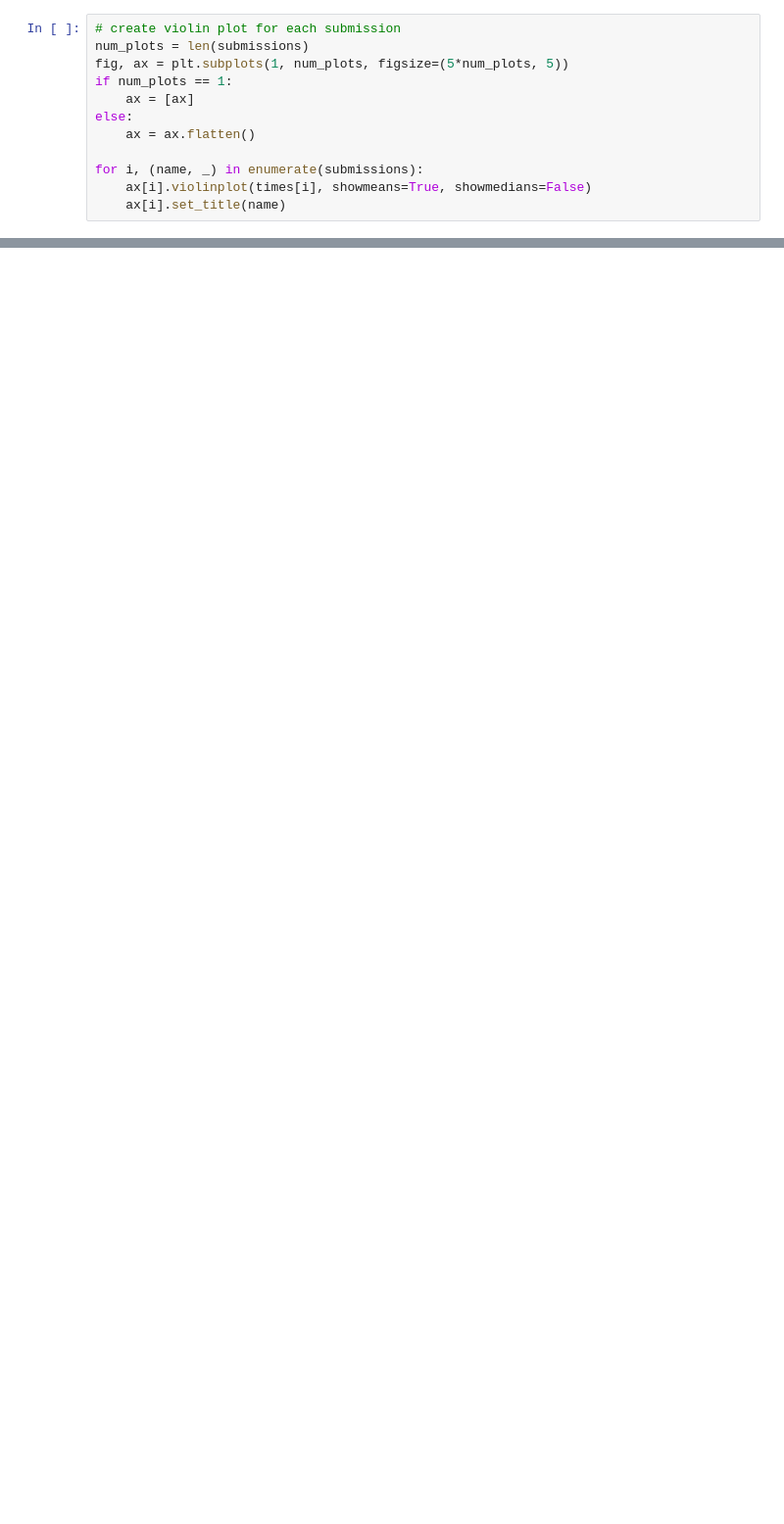
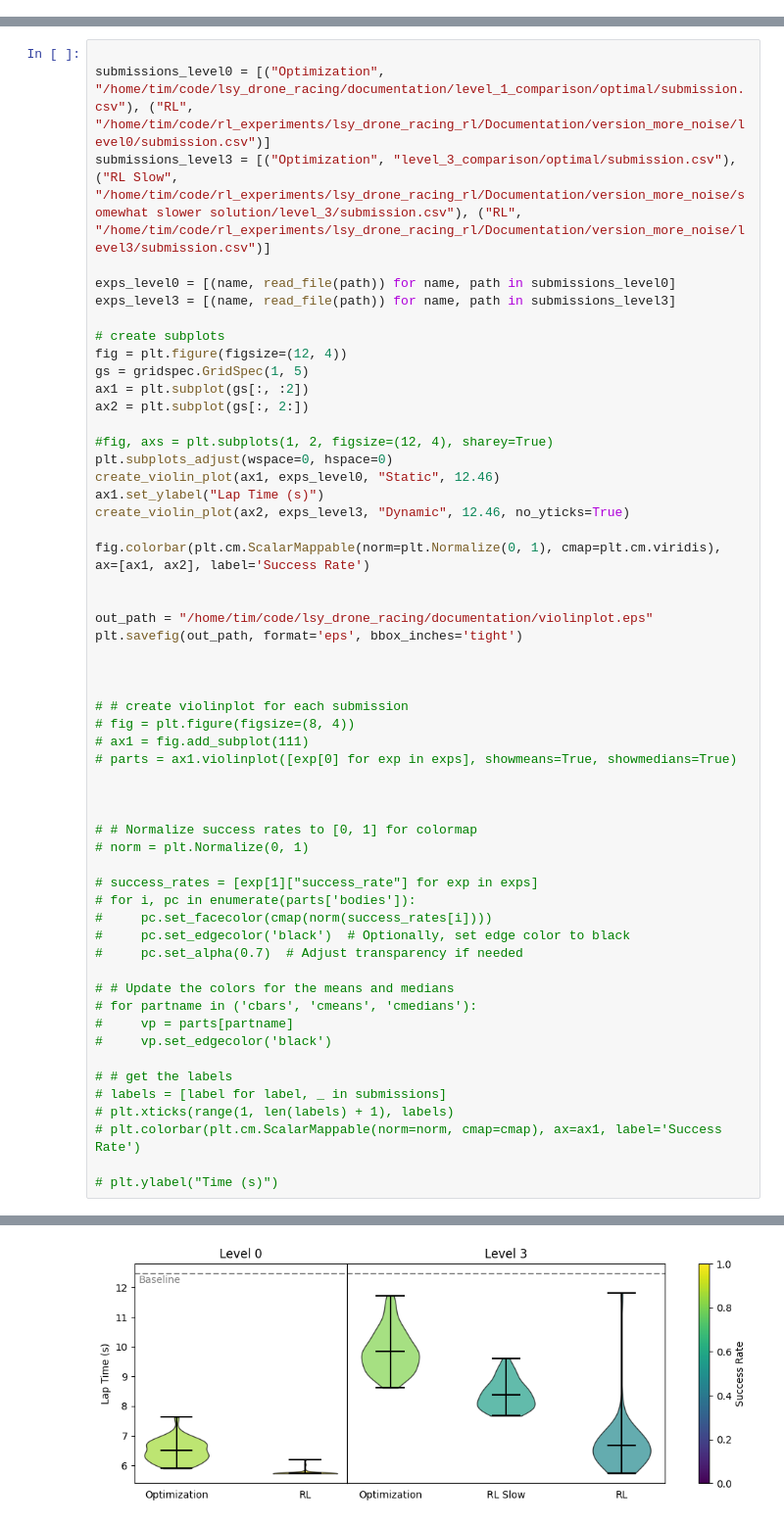
Before and after one commit to Autonomous-Drone-Racing-Lab/lsy_drone_racing, a Jupyter notebook: documentation/violins.ipynb, the cells around one changed output, grey strips where cells are left out. Shown at 98% size. Saved outputs shown, nothing was run; the diff lists cells and outputs as text; blank space fills up the shorter version.

```diff
--- a/documentation/violins.ipynb
+++ b/documentation/violins.ipynb
@@ -21,12 +27,0 @@ times = [times, times]
-# %%
-# create violin plot for each submission
-num_plots = len(submissions)
-fig, ax = plt.subplots(1, num_plots, figsize=(5*num_plots, 5))
-if num_plots == 1:
-    ax = [ax]
-else:
-    ax = ax.flatten()
-
-for i, (name, _) in enumerate(submissions):
-    ax[i].violinplot(times[i], showmeans=True, showmedians=False)
-    ax[i].set_title(name)
@@ -37,0 +63,56 @@ Text(0.5, 1.0, 'Seaborn')
+# %%
+
+submissions_level0 = [("Optimization", "/home/tim/code/lsy_drone_racing/documentation/level_1_comparison/optimal/submission.csv"), ("RL", "/home/tim/code/rl_experiments/lsy_drone_racing_rl/Documentation/version_more_noise/level0/submission.csv")]
+submissions_level3 = [("Optimization", "level_3_comparison/optimal/submission.csv"), ("RL Slow", "/home/tim/code/rl_experiments/lsy_drone_racing_rl/Documentation/version_more_noise/somewhat slower solution/level_3/submission.csv"), ("RL", "/home/tim/code/rl_experiments/lsy_drone_racing_rl/Documentation/version_more_noise/level3/submission.csv")]
+
+exps_level0 = [(name, read_file(path)) for name, path in submissions_level0]
+exps_level3 = [(name, read_file(path)) for name, path in submissions_level3]
+
+# create subplots
+fig = plt.figure(figsize=(12, 4))
+gs = gridspec.GridSpec(1, 5)
+ax1 = plt.subplot(gs[:, :2])
+ax2 = plt.subplot(gs[:, 2:])
+
+#fig, axs = plt.subplots(1, 2, figsize=(12, 4), sharey=True)
+plt.subplots_adjust(wspace=0, hspace=0)
+create_violin_plot(ax1, exps_level0, "Static", 12.46)
+ax1.set_ylabel("Lap Time (s)")
+create_violin_plot(ax2, exps_level3, "Dynamic", 12.46, no_yticks=True)
+
+fig.colorbar(plt.cm.ScalarMappable(norm=plt.Normalize(0, 1), cmap=plt.cm.viridis), ax=[ax1, ax2], label='Success Rate')
+
+
+out_path = "/home/tim/code/lsy_drone_racing/documentation/violinplot.eps"
+plt.savefig(out_path, format='eps', bbox_inches='tight')
+
+
+
+# # create violinplot for each submission
+# fig = plt.figure(figsize=(8, 4))
+# ax1 = fig.add_subplot(111)
+# parts = ax1.violinplot([exp[0] for exp in exps], showmeans=True, showmedians=True)
+
+
+
+# # Normalize success rates to [0, 1] for colormap
+# norm = plt.Normalize(0, 1)
+
+# success_rates = [exp[1]["success_rate"] for exp in exps]
+# for i, pc in enumerate(parts['bodies']):
+#     pc.set_facecolor(cmap(norm(success_rates[i])))
+#     pc.set_edgecolor('black')  # Optionally, set edge color to black
+#     pc.set_alpha(0.7)  # Adjust transparency if needed
+
+# # Update the colors for the means and medians
+# for partname in ('cbars', 'cmeans', 'cmedians'):
+#     vp = parts[partname]
+#     vp.set_edgecolor('black')
+
+# # get the labels
+# labels = [label for label, _ in submissions]
+# plt.xticks(range(1, len(labels) + 1), labels)
+# plt.colorbar(plt.cm.ScalarMappable(norm=norm, cmap=cmap), ax=ax1, label='Success Rate')
+
+# plt.ylabel("Time (s)")
+# %% [output]
@@ -37,0 +120 @@ Text(0.5, 1.0, 'Seaborn')
+[figure, added]
```
Also changed, not shown: parts of 6 cells of this notebook, 49 other files.
